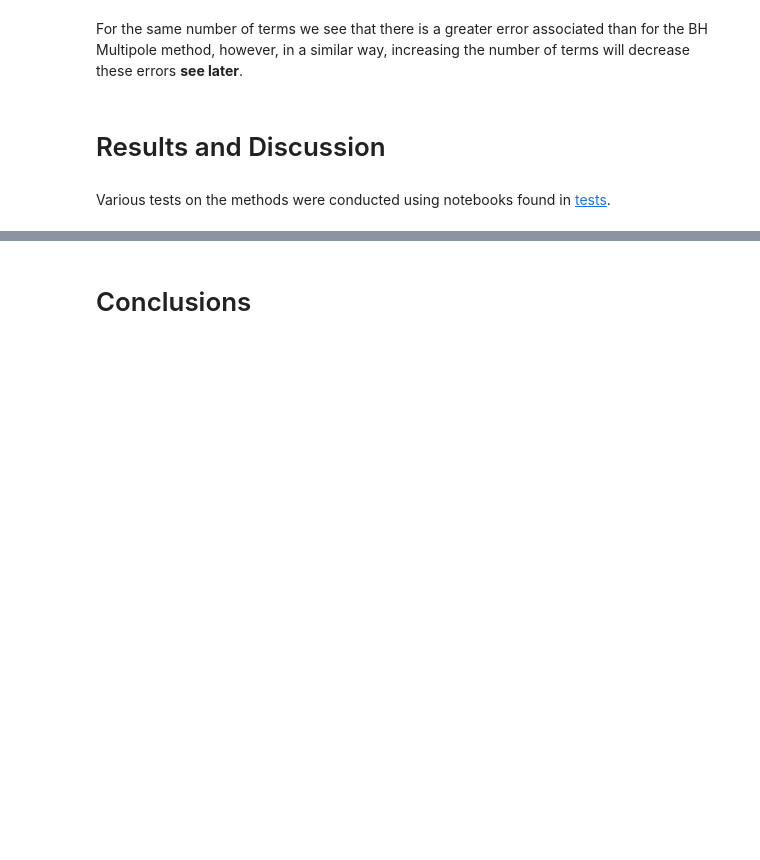
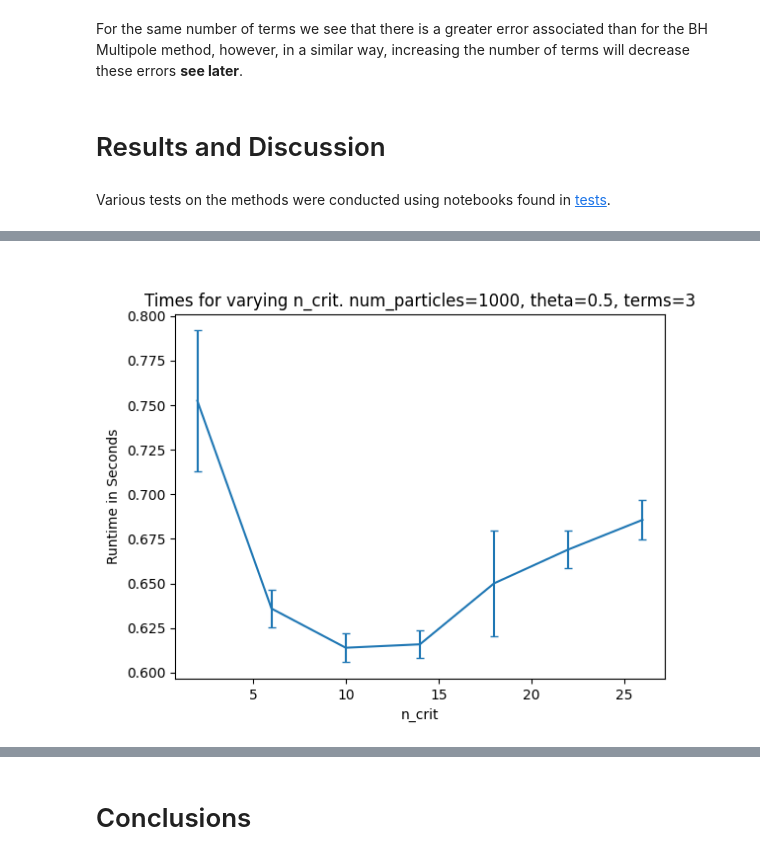
Before and after one commit to Part-II-Computational-Physics/hierarchical-methods-lb880, a Jupyter notebook: Report.ipynb, the cells around one changed output, grey strips where cells are left out. Cells and saved outputs as stored; diff of their text form; code cells hidden in the pictures; blank space fills up the shorter version.

```diff
--- a/Report.ipynb
+++ b/Report.ipynb
@@ -325,0 +368,4 @@ fig = tests.errors.plots.general('tests/errors/data/general.npz')
+# %%
+fig = tests.timings.plots.n_crit('tests/timings/data/n_crit.npz')
+# %% [output]
+[figure, added]
```
Also changed, not shown: parts of 22 cells of this notebook, 16 other files.
